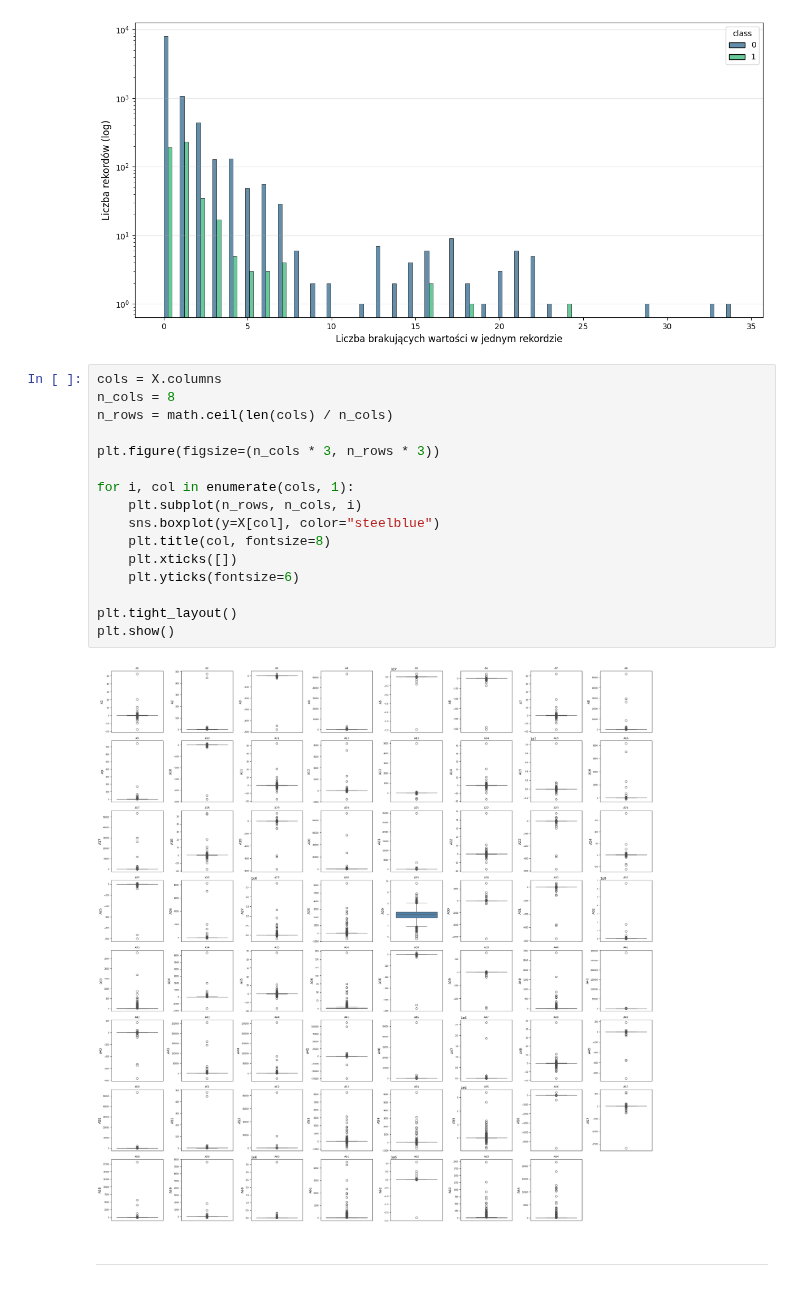
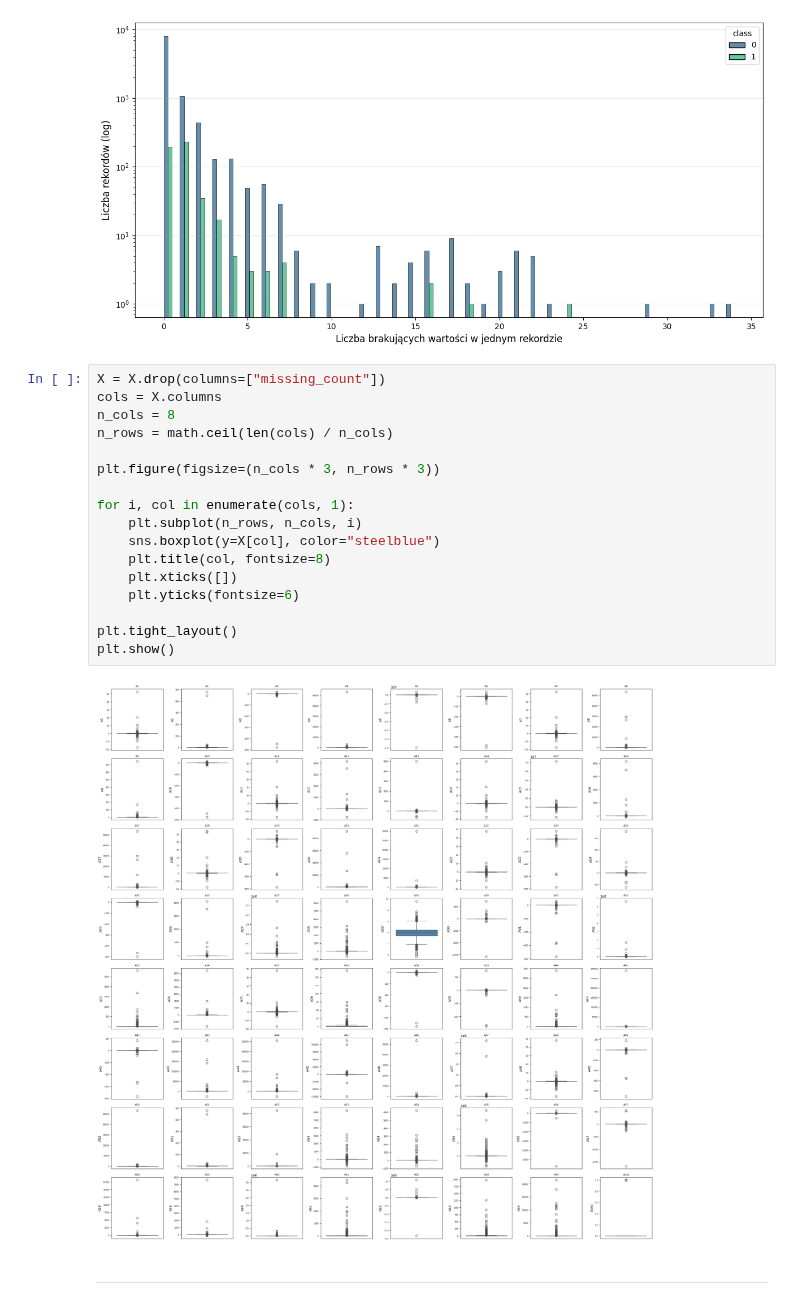
Before and after one commit to jkociecki/machine-learning-pwr, a Jupyter notebook: lab02/report.ipynb, the cells around one changed output. Saved outputs shown, nothing was run; the diff lists cells and outputs as text.

```diff
--- a/lab02/report.ipynb
+++ b/lab02/report.ipynb
@@ -178,23 +178,24 @@ plt.show()
 # %% [output]
 [figure]
 # %%
+X = X.drop(columns=["missing_count"])
 cols = X.columns
 n_cols = 8
 n_rows = math.ceil(len(cols) / n_cols)
 
 plt.figure(figsize=(n_cols * 3, n_rows * 3))
 
 for i, col in enumerate(cols, 1):
     plt.subplot(n_rows, n_cols, i)
     sns.boxplot(y=X[col], color="steelblue")
     plt.title(col, fontsize=8)
     plt.xticks([])
     plt.yticks(fontsize=6)
 
 plt.tight_layout()
 plt.show()
 # %% [output]
-[figure, old version]
+[figure, new version]
 # %% [markdown]
 ___
 # %%
```
Also changed, not shown: parts of 13 cells of this notebook, 2 other files.
